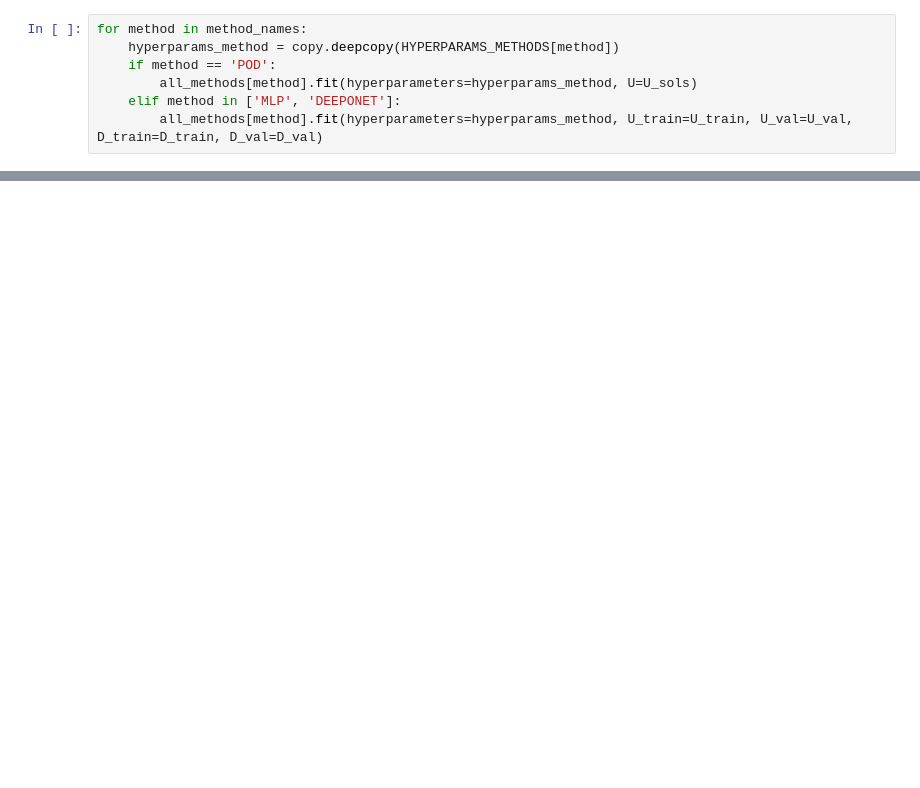
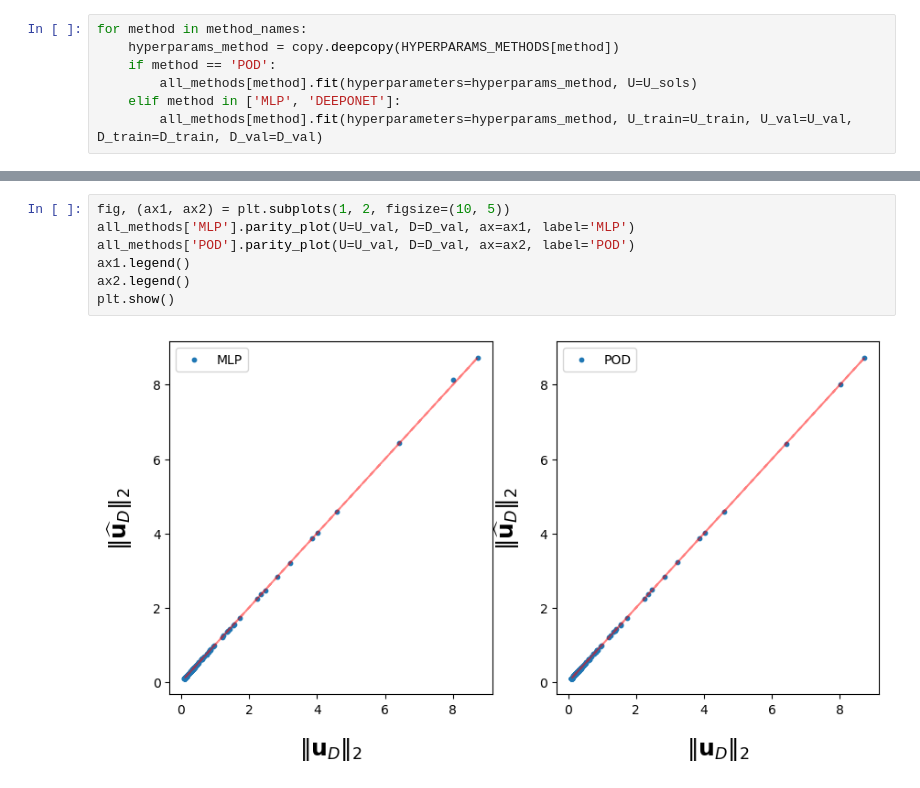
Before and after one commit to lechevaa/CEMRACS_SciML, a Jupyter notebook: notebooks/PoissonEquation/Poisson_step_1.ipynb, the cells around one changed output, grey strips where cells are left out. Cells and saved outputs as stored; diff of their text form; blank space fills up the shorter version.

```diff
--- a/notebooks/PoissonEquation/Poisson_step_1.ipynb
+++ b/notebooks/PoissonEquation/Poisson_step_1.ipynb
@@ -123,0 +146,9 @@ plt.show()
+# %%
+fig, (ax1, ax2) = plt.subplots(1, 2, figsize=(10, 5))
+all_methods['MLP'].parity_plot(U=U_val, D=D_val, ax=ax1, label='MLP')
+all_methods['POD'].parity_plot(U=U_val, D=D_val, ax=ax2, label='POD')
+ax1.legend()
+ax2.legend()
+plt.show()
+# %% [output]
+[figure, added]
```
Also changed, not shown: parts of 16 cells of this notebook, 4 other files.
